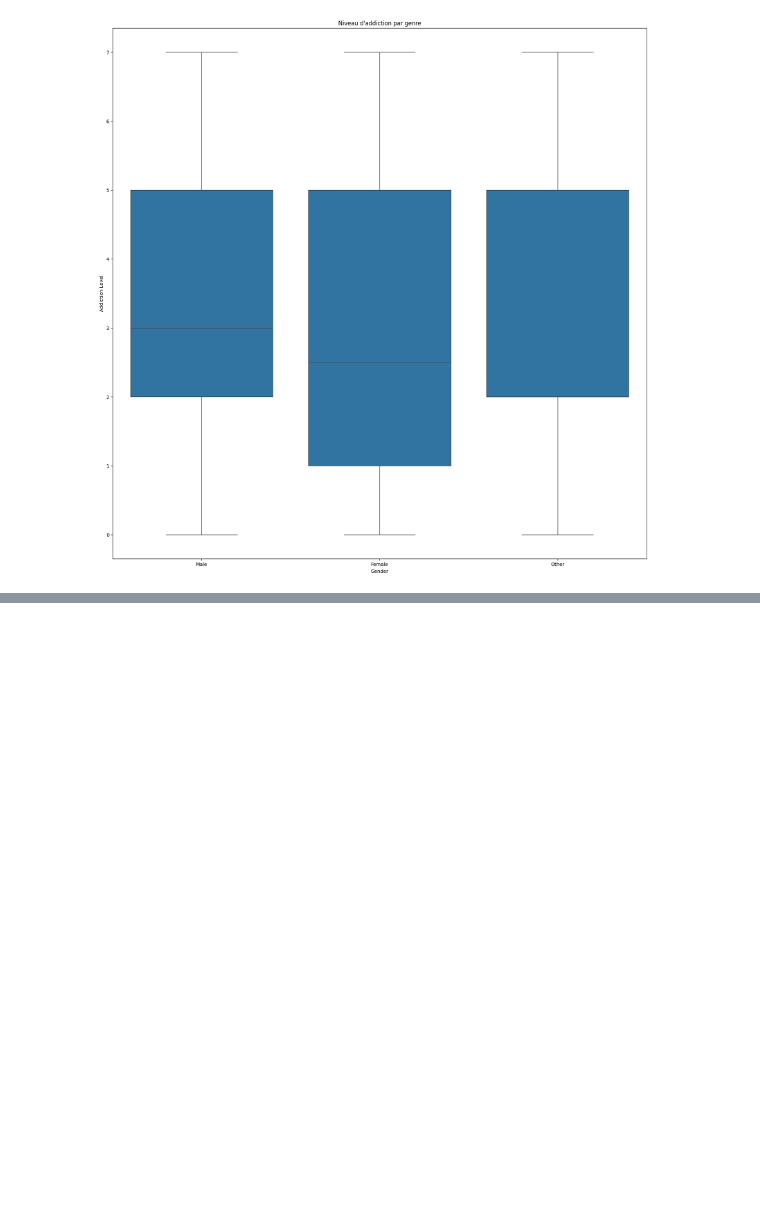
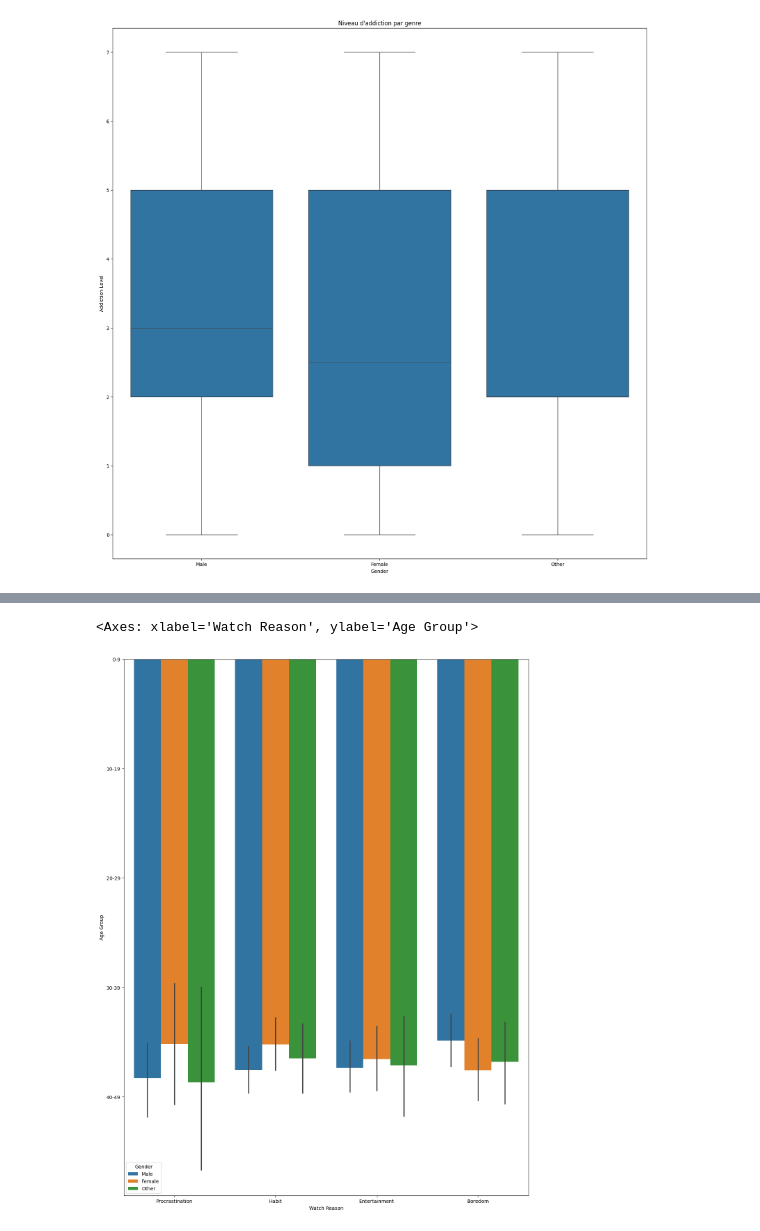
Before and after one commit to khelifaYacine/Menace-des-r-seaux-sociaux-, a Jupyter notebook: EDA_Temps_perdu_reseaux_sociaux.ipynb, the cells around one changed output, grey strips where cells are left out. Drawn from its saved outputs; the diff is of its cells as text; code cells hidden in the pictures; blank space fills up the shorter version.

Commit message:
Watch Reason avec l'age et sexe

```diff
--- a/EDA_Temps_perdu_reseaux_sociaux.ipynb
+++ b/EDA_Temps_perdu_reseaux_sociaux.ipynb
@@ -143,0 +144,7 @@ Text(0.5, 1.0, 'Temps passé sur la vidéo par âge et genre')
+# %%
+# Watch Reason
+plt.figure(figsize= (15,20))
+sns.barplot(data = df, y="Age Group", x = "Watch Reason", hue = "Gender")
+# %% [output]
+<Axes: xlabel='Watch Reason', ylabel='Age Group'>
+[figure, added]
```
Also changed, not shown: parts of 4 cells of this notebook.
